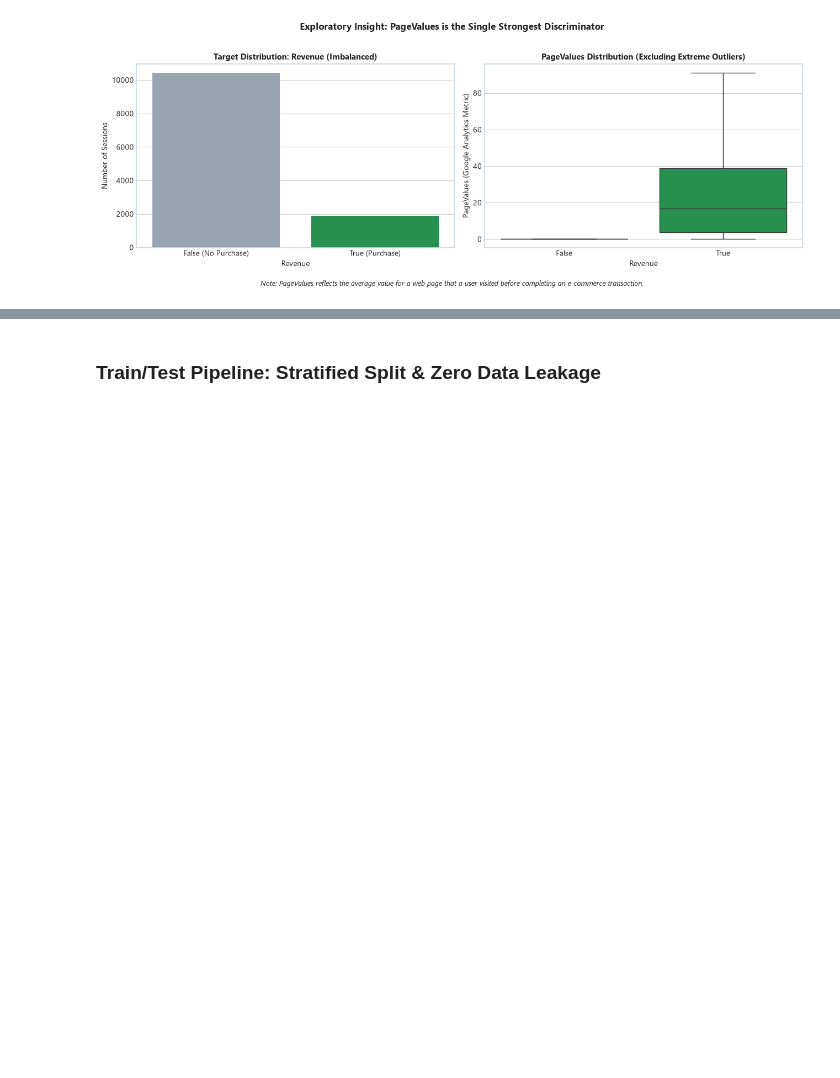
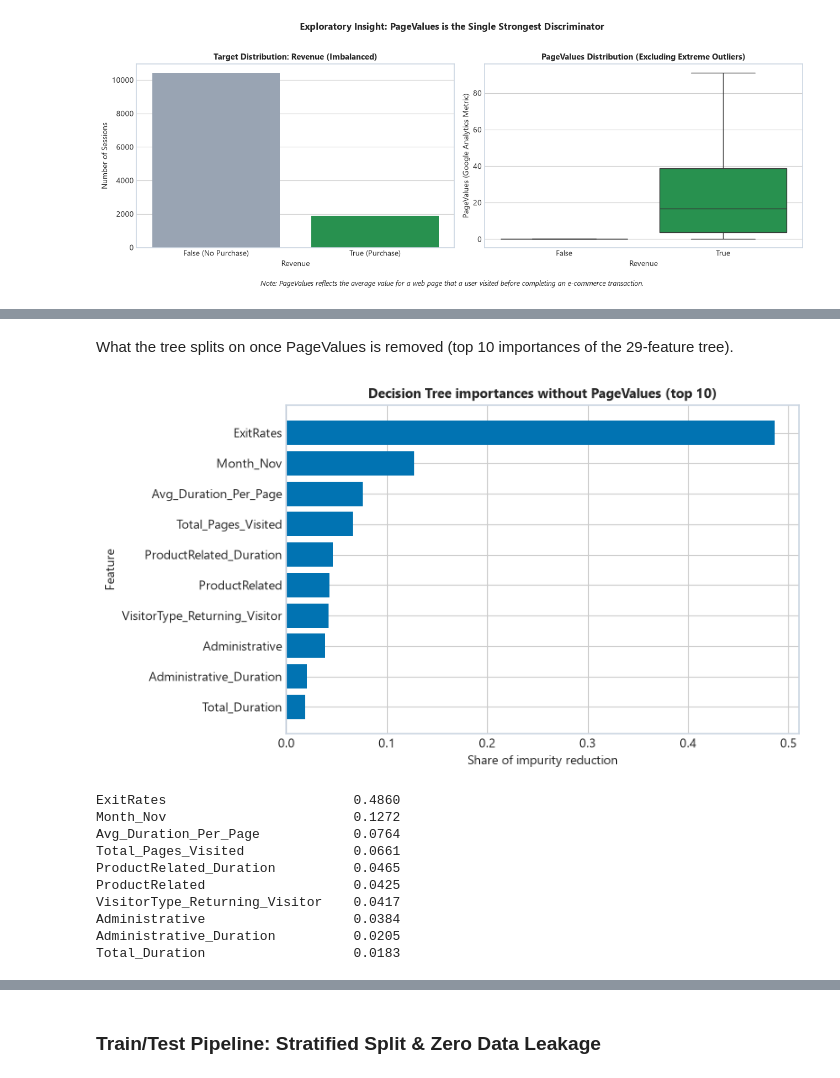
Before and after one commit to MR7star/ML-Capstone-Project, a Jupyter notebook: notebooks/classification.ipynb, the cells around one changed output, grey strips where cells are left out. Cells and saved outputs as stored; diff of their text form; code cells hidden in the pictures; blank space fills up the shorter version.

```diff
--- a/notebooks/classification.ipynb
+++ b/notebooks/classification.ipynb
@@ -99,0 +183,11 @@ finish(fig, "Exploratory Insight: PageValues is the Single Strongest Discriminat
+# %%
+audit = load_and_preprocess_data(test_size=0.20, random_state=42)
+Xa_train, Xa_test, ya_train, ya_test = audit["X_train"], audit["X_test"], audit["y_train"], audit["y_test"]
+assert Xa_train.index.intersection(Xa_test.index).empty      # no row is in both partitions
+assert set(ya_train.unique()) == {0, 1}
+
+train_keys = set(audit["X_train_raw"][raw_feats].apply(tuple, axis=1))
+has_twin = audit["X_test_raw"][raw_feats].apply(tuple, axis=1).isin(train_keys)
+
+print(f"Test rows with an exact feature twin in train: {has_twin.sum()} of {len(has_twin):,} ({has_twin.mean() * 100:.2f}% of the test set)")
+print(f"Purchases among those twin rows: {ya_test[has_twin].sum()} (compared on {len(raw_feats)} raw feature columns)")
@@ -99,0 +257,22 @@ finish(fig, "Exploratory Insight: PageValues is the Single Strongest Discriminat
+# %%
+models_ab = {k: v for k, v in part_a_models().items() if k in ["Decision Tree", "Logistic Regression", "Support Vector Machine"]}
+keep = [c for c in Xa_train.columns if c != "PageValues"]
+assert len(keep) == Xa_train.shape[1] - 1
+
+ab_rows = []
+for name, model in models_ab.items():
+    for label, cols_used in [("with PageValues", list(Xa_train.columns)), ("without PageValues", keep)]:
+        m = clone(model).fit(Xa_train[cols_used], ya_train)
+        r = evaluate_classifier(name, m, Xa_test[cols_used], ya_test)
+        ab_rows.append({"Algorithm": name, "Features": f"{len(cols_used)} ({label})", **{k: r[k] for k in ["Accuracy", "F1 (weighted)", "F1 (buy)", "ROC-AUC", "PR-AUC"]}})
+        if name == "Decision Tree" and label == "without PageValues":
+            dt_no_pv = m
+dummy_r = evaluate_classifier("Dummy (most frequent)", DummyClassifier(strategy="most_frequent").fit(Xa_train, ya_train), Xa_test, ya_test)
+ab_rows.append({"Algorithm": "Dummy (most frequent)", "Features": "-", **{k: dummy_r[k] for k in ["Accuracy", "F1 (weighted)", "F1 (buy)", "ROC-AUC", "PR-AUC"]}})
+
+ab_df = pd.DataFrame(ab_rows)
+display(style_table(ab_df))
+
+pv_share = pd.Series(dt_audit.feature_importances_, index=Xa_train.columns)["PageValues"]
+print(f"PageValues share of the depth-5 tree's impurity reduction: {pv_share * 100:.2f}%")
+print(f"Test prevalence of buyers (PR-AUC of a random ranking): {ya_test.mean():.4f}")
@@ -99,0 +292,25 @@ finish(fig, "Exploratory Insight: PageValues is the Single Strongest Discriminat
+# %% [markdown]
+What the tree splits on once PageValues is removed (top 10 importances of the 29-feature tree).
+# %%
+imp_no_pv = pd.Series(dt_no_pv.feature_importances_, index=keep).sort_values(ascending=False).head(10)
+
+fig, ax = plt.subplots(figsize=(8, 4.5))
+ax.barh(imp_no_pv.index[::-1], imp_no_pv.values[::-1], color=sns.color_palette("colorblind")[0])
+ax.set_title("Decision Tree importances without PageValues (top 10)", fontsize=11, fontweight="bold")
+ax.set_xlabel("Share of impurity reduction")
+ax.set_ylabel("Feature")
+plt.tight_layout()
+plt.show()
+print(imp_no_pv.round(4).to_string())
+# %% [output]
+[figure, added]
+ExitRates                        0.4860
+Month_Nov                        0.1272
+Avg_Duration_Per_Page            0.0764
+Total_Pages_Visited              0.0661
+ProductRelated_Duration          0.0465
+ProductRelated                   0.0425
+VisitorType_Returning_Visitor    0.0417
+Administrative                   0.0384
+Administrative_Duration          0.0205
+Total_Duration                   0.0183
```
Also changed, not shown: parts of 22 cells of this notebook, 1 other file.
